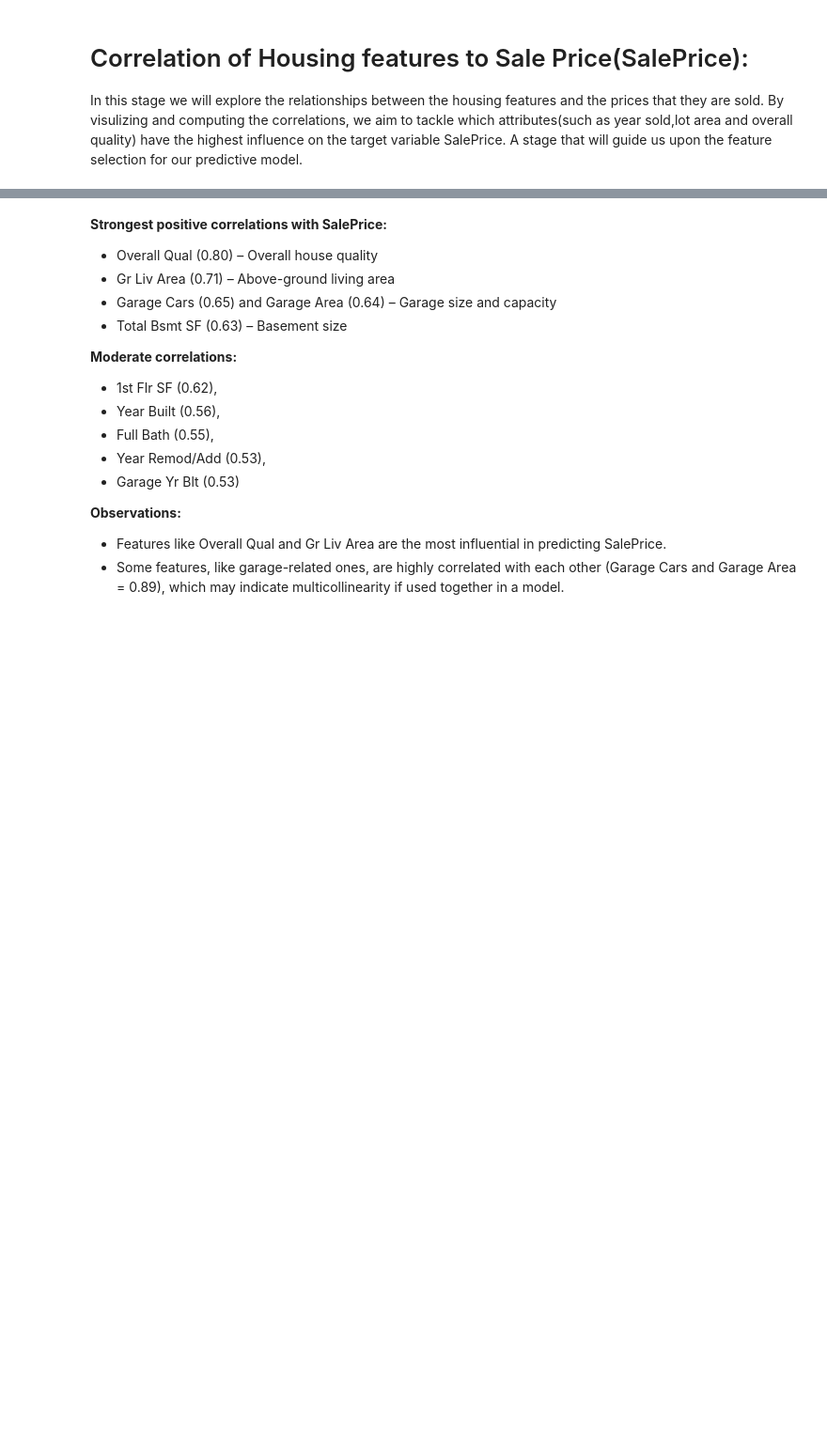
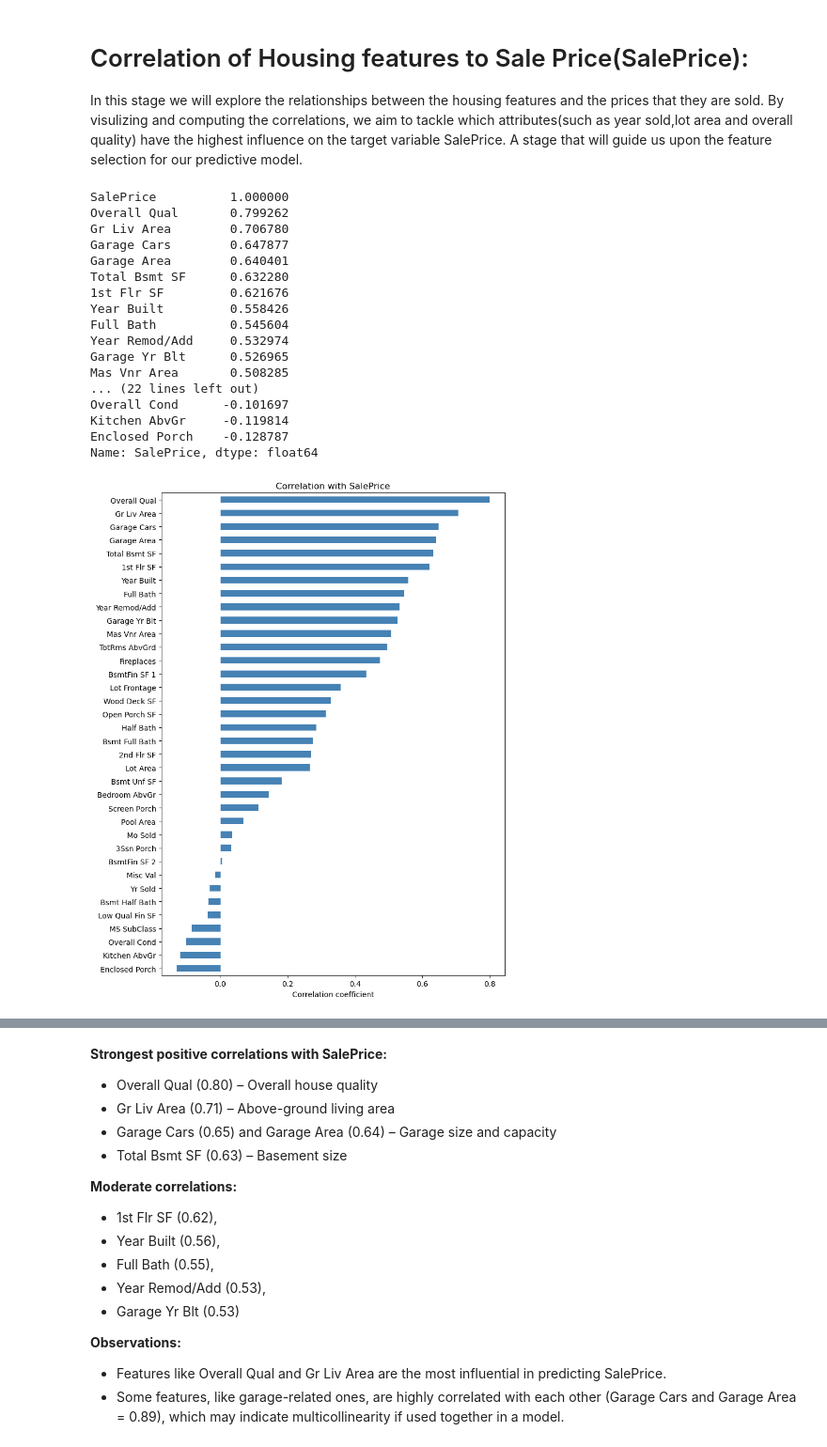
Before and after one commit to i-demetriou/dsc510-group-project, a Jupyter notebook: dsc510.theofanous.alexandrou.demetriou.ipynb, the cells around one changed output, grey strips where cells are left out. Shown at 94% size. Saved outputs shown, nothing was run; the diff lists cells and outputs as text; code cells hidden in the pictures; blank space fills up the shorter version.

```diff
--- a/dsc510.theofanous.alexandrou.demetriou.ipynb
+++ b/dsc510.theofanous.alexandrou.demetriou.ipynb
@@ -827,3 +863,37 @@ ax.tick_params(axis='x', rotation=75)
 # %% [markdown]
 # Correlation of Housing features to Sale Price(SalePrice):
 In this stage we will explore the relationships between the housing features and the prices that they are sold. By visulizing and computing the correlations, we aim to tackle which attributes(such as year sold,lot area and overall quality) have the highest influence on the target variable SalePrice. A stage that will guide us upon the feature selection for our predictive model.
+# %%
+numeric_df = df.select_dtypes(include=[np.number])
+
+corr = numeric_df.corr()
+
+saleprice_corr = corr["SalePrice"].sort_values(ascending=False)
+
+print(saleprice_corr)
+
+plt.figure(figsize=(8, 10))
+saleprice_corr.drop("SalePrice").sort_values().plot(kind="barh", color="steelblue")
+plt.title("Correlation with SalePrice")
+plt.xlabel("Correlation coefficient")
+plt.tight_layout()
+plt.show()
+# %% [output]
+SalePrice          1.000000
+Overall Qual       0.799262
+Gr Liv Area        0.706780
+Garage Cars        0.647877
+Garage Area        0.640401
+Total Bsmt SF      0.632280
+1st Flr SF         0.621676
+Year Built         0.558426
+Full Bath          0.545604
+Year Remod/Add     0.532974
+Garage Yr Blt      0.526965
+Mas Vnr Area       0.508285
+... (22 lines left out)
+Overall Cond      -0.101697
+Kitchen AbvGr     -0.119814
+Enclosed Porch    -0.128787
+Name: SalePrice, dtype: float64
+[figure, added]
```
Also changed, not shown: parts of 24 cells of this notebook.
